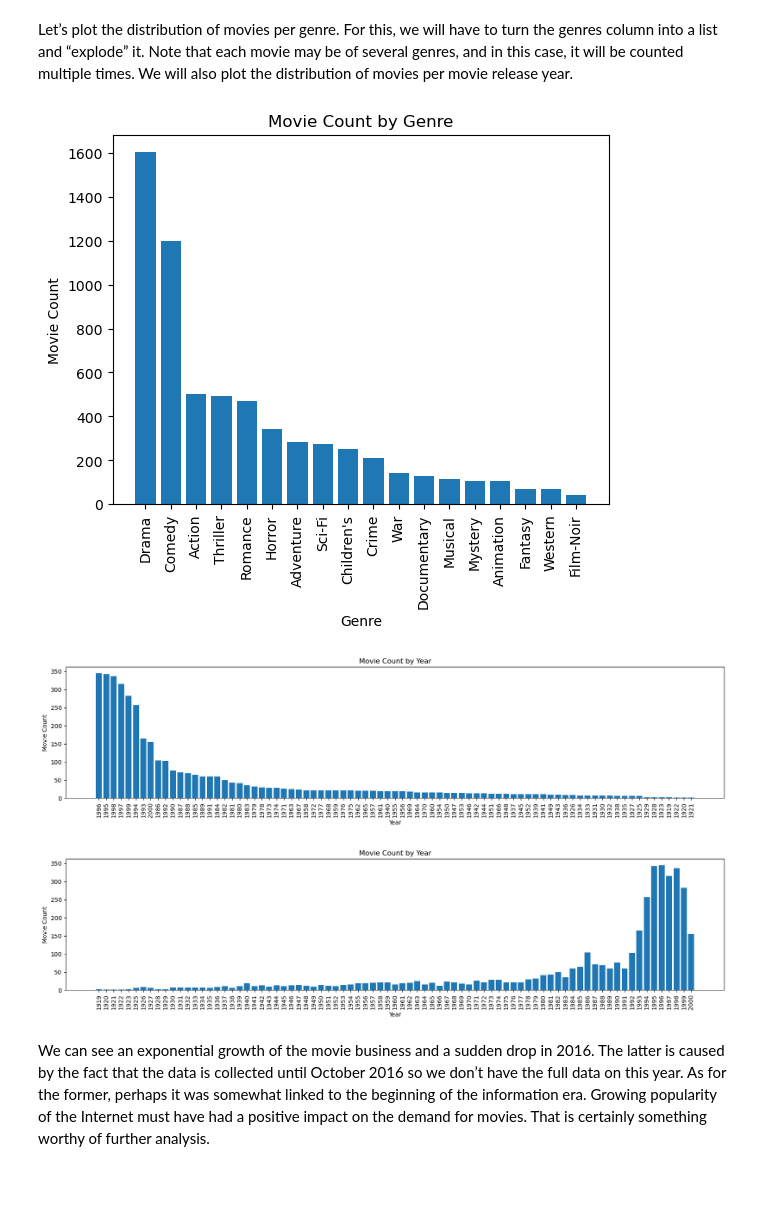
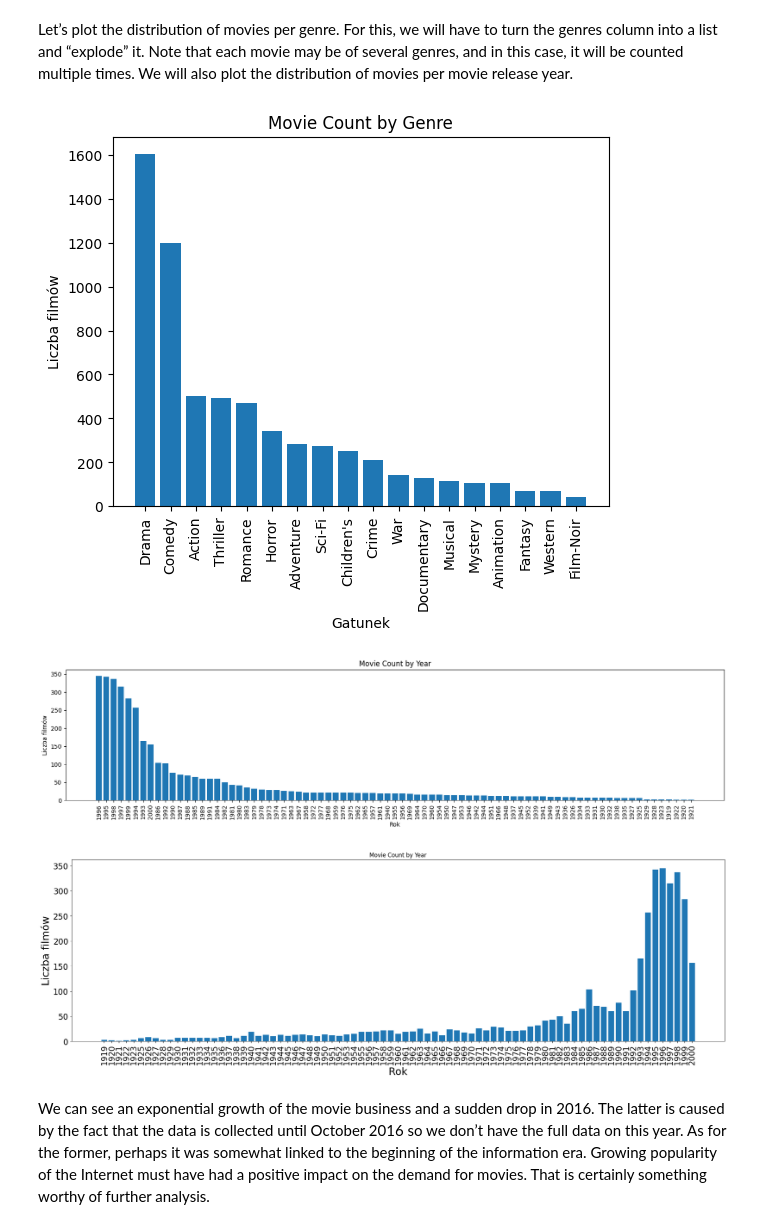
Before and after one commit to wowsianka/Recommendation_System_with_ML_algorithms, a Jupyter notebook: dataset_analysis.ipynb, the cells around one changed output. Saved outputs shown, nothing was run; the diff lists cells and outputs as text; code cells hidden in the pictures; blank space fills up the shorter version.

```diff
--- a/dataset_analysis.ipynb
+++ b/dataset_analysis.ipynb
@@ -14,7 +14,34 @@ data_ul= 'https://grouplens.org/datasets/movielens/'
 
 # Set the default font size
 plt.rcParams.update({'font.size': 6})
+# %%
+import pandas as pd
+from typing import List
+import re
+
+
+
+class DataPrep:
+    ratings_names: List[str] = ["userId", "movieId", "rating", "timestamp"]
+    movies_names: List[str] = ["movieId", "title", "genres"]
+    user_df_names: List[str] = ["userId", "gender", "age", "occupation", "zip-code"]
+
+    def __init__(self, data_path: str):
+        self.ratings: pd.DataFrame = pd.read_csv(data_path+ "/ratings.dat",sep="::", names=DataPrep.ratings_names, engine='python')
+        self.movies: pd.DataFrame = pd.read_csv(data_path + "/movies.dat",sep="::", names=DataPrep.movies_names, engine='python', encoding='ISO-8859-1')
+        self.users: pd.DataFrame = pd.read_csv(data_path + "/users.dat",sep="::", names=DataPrep.user_df_names, engine='python')
+        self.merge_data()
+
+    def merge_data(self):
+        merged_data: pd.DataFrame = pd.merge(pd.merge(self.ratings, self.movies, on='movieId'), self.users, on='userId')
+        splitted_genres: pd.DataFrame = merged_data.genres.str.get_dummies('|')
+        cleaned_data: pd.DataFrame = pd.concat([merged_data, splitted_genres], axis=1)
+        # cleaned_data['zip-code'] = cleaned_data['zip-code'].astype(str)
+        cleaned_data[['title', 'year']] = cleaned_data['title'].str.extract(r'^(.*) \((\d{4})\)$')
+        cleaned_data['year'] = pd.to_numeric(cleaned_data['year'])
+        cleaned_data.drop(columns=['genres','userId', 'movieId', 'title', 'timestamp','zip-code'], inplace=True)
+        self.merged = pd.get_dummies(cleaned_data, columns=['gender', 'occupation'], drop_first=True)
 # %% [markdown]
 ### Import the movielens dataset
 # %%
-data = DataPrep(data_path="data_test1")
+data = DataPrep(data_path="data")
@@ -166,40 +204,41 @@ genre_counts = df_genres.explode().value_counts()
 # plt.figure(figsize=(10, 6))
 plt.bar(genre_counts.index, genre_counts.values)
 plt.xticks(rotation=90)
-plt.xlabel('Genre')
-plt.ylabel('Movie Count')
+plt.xlabel('Gatunek')
+plt.ylabel('Liczba filmów')
 plt.title('Movie Count by Genre')
 plt.show()
 # %% [output]
-[figure, old version]
+[figure, new version]
 # %%
 df = data.movies['title'].apply(lambda movie_name: re.search(r'\((\d{4})\)', movie_name).group(1) if re.search(r'\((\d{4})\)', movie_name) else None)
 year_counts = df.value_counts()
 
 plt.figure(figsize=(20 ,4))
 plt.bar(year_counts.index, year_counts.values)
-plt.xlabel('Year')
-plt.ylabel('Movie Count')
+plt.xlabel('Rok')
+plt.ylabel('Liczba filmów')
 plt.title('Movie Count by Year')
 plt.xticks(rotation=90)
 plt.show()
 # %% [output]
-[figure, old version]
+[figure, new version]
 # %%
 import matplotlib.pyplot as plt
 
 df = data.movies['title'].apply(lambda movie_name: re.search(r'\((\d{4})\)', movie_name).group(1) if re.search(r'\((\d{4})\)', movie_name) else None)
 year_counts = df.value_counts().sort_index()  # Sort the value counts by index (year)
 
-plt.figure(figsize=(20, 4))
+plt.figure(figsize=(25, 7))
 plt.bar(year_counts.index, year_counts.values)
-plt.xlabel('Year')
-plt.ylabel('Movie Count')
+plt.xlabel('Rok', fontsize=22)
+plt.ylabel('Liczba filmów', fontsize=22)
 plt.title('Movie Count by Year')
-plt.xticks(rotation=90)
+plt.xticks(rotation=90, fontsize=17)
+plt.yticks(fontsize=17)
 plt.show()
 # %% [output]
-[figure, old version]
+[figure, new version]
 # %% [markdown]
 We can see an exponential growth of the movie business and a sudden drop in 2016. The latter is caused by the fact that the data is collected until October 2016 so we don’t have the full data on this year. As for the former, perhaps it was somewhat linked to the beginning of the information era. Growing popularity of the Internet must have had a positive impact on the demand for movies. That is certainly something worthy of further analysis.
 # %% [markdown]
```
Also changed, not shown: parts of 12 cells of this notebook, 19 other files.
